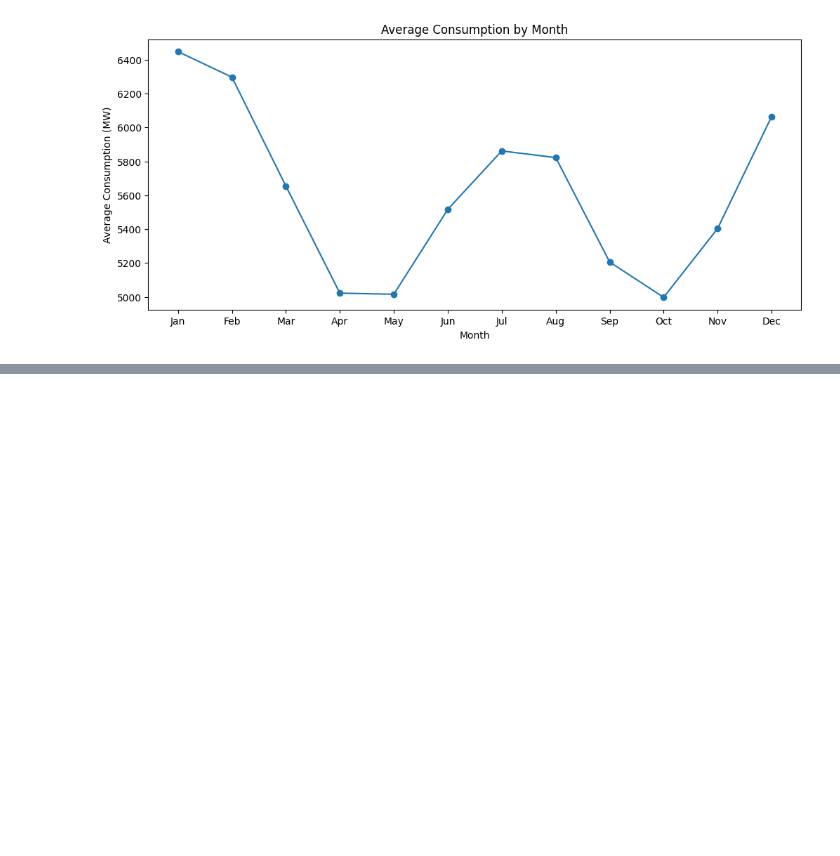
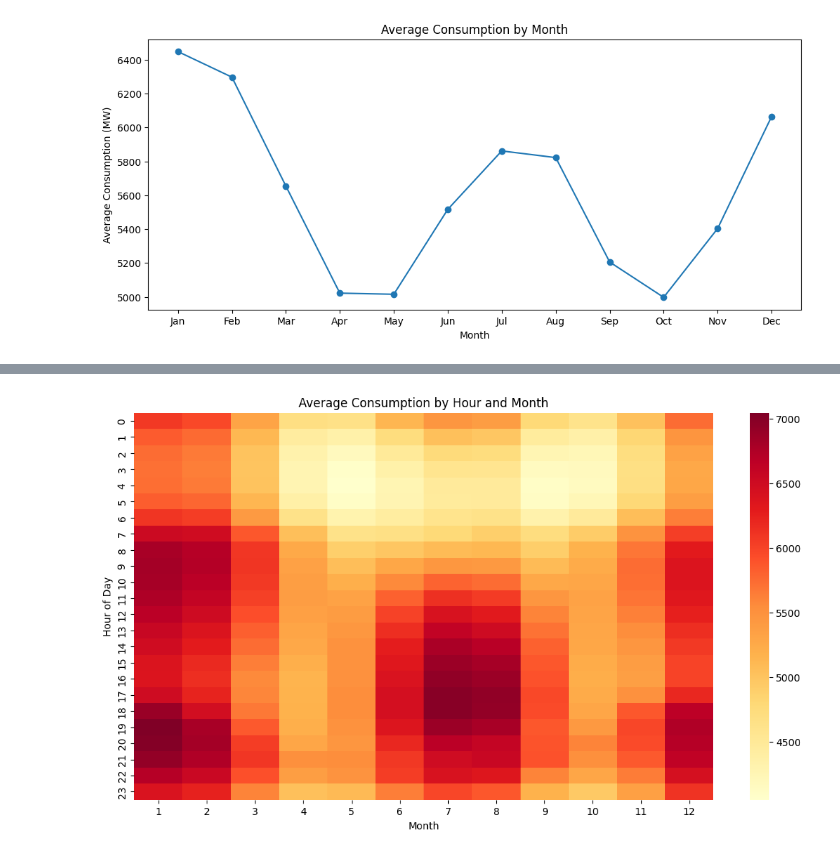
Before and after one commit to balajikoduru/Forecasting_power_supply_demand, a Jupyter notebook: Forecasting_power_supply_project/project.ipynb, the cells around one changed output, grey strips where cells are left out. Drawn from its saved outputs; the diff is of its cells as text; code cells hidden in the pictures; blank space fills up the shorter version.

Commit message:
added new visualizations to the project

```diff
--- a/Forecasting_power_supply_project/project.ipynb
+++ b/Forecasting_power_supply_project/project.ipynb
@@ -5,5 +6,5 @@ import seaborn as sns
 # %%
-df=pd.read_excel("PJMW_MW_Hourly (2).xlsx")
+df=pd.read_excel(r"C:\Users\BALAJI\OneDrive\Desktop\Exelr_project\Forecasting_power_supply_project\PJMW_MW_Hourly (2).xlsx")
 # %%
 df.head(10)
 # %% [output]
@@ -307,3 +308,11 @@ plt.title('Average Consumption by Month')
 plt.show()
 # %% [output]
 [figure]
+# %%
+hour_month = df.pivot_table(
+    values='PJMW_MW',
+    index='hour',
+    columns='month',
+    aggfunc='mean'
+)
+hour_month
@@ -309,0 +338,15 @@ plt.show()
+# %%
+plt.figure(figsize=(13, 7))
+
+sns.heatmap(
+    hour_month,
+    cmap='YlOrRd'
+)
+
+plt.title('Average Consumption by Hour and Month')
+plt.xlabel('Month')
+plt.ylabel('Hour of Day')
+
+plt.show()
+# %% [output]
+[figure, added]
```
Also changed, not shown: parts of 22 cells of this notebook, 1 other file.
